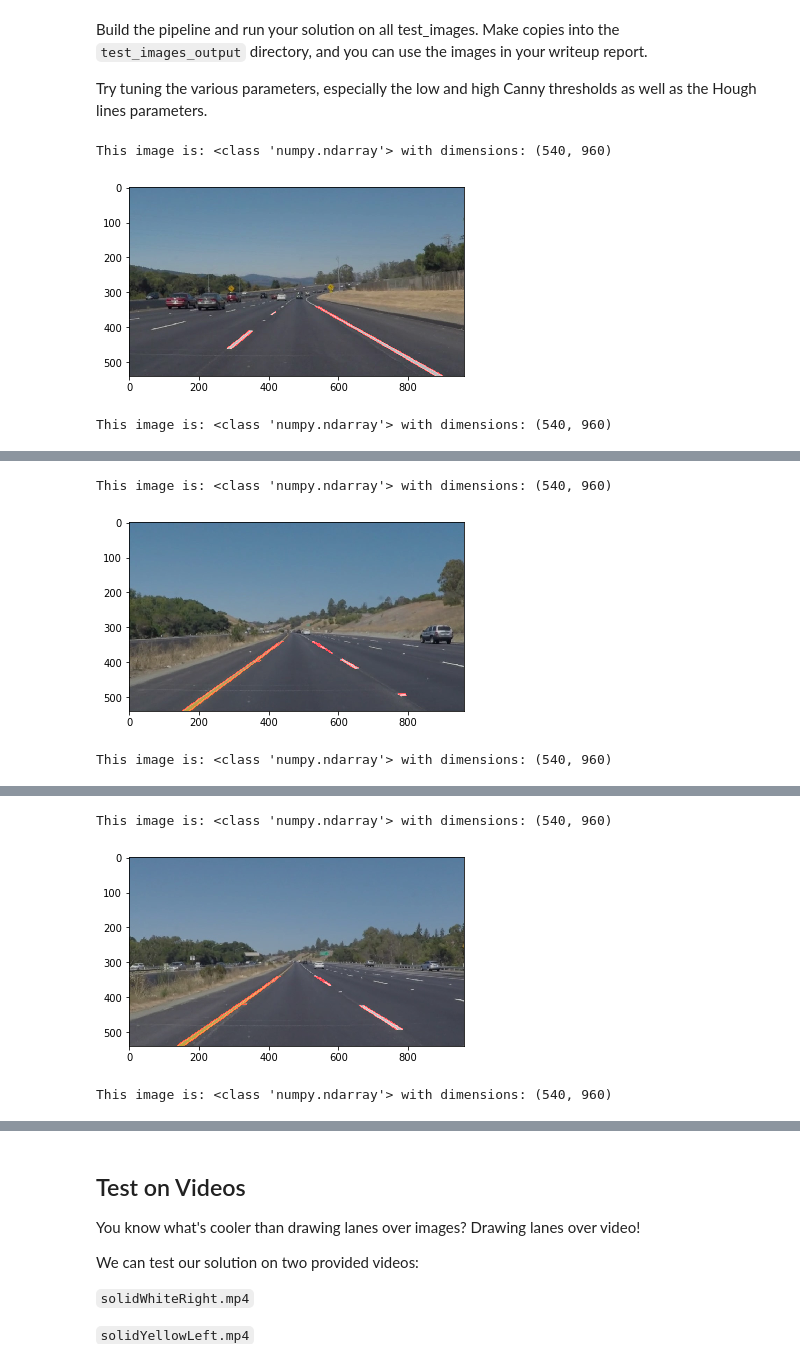
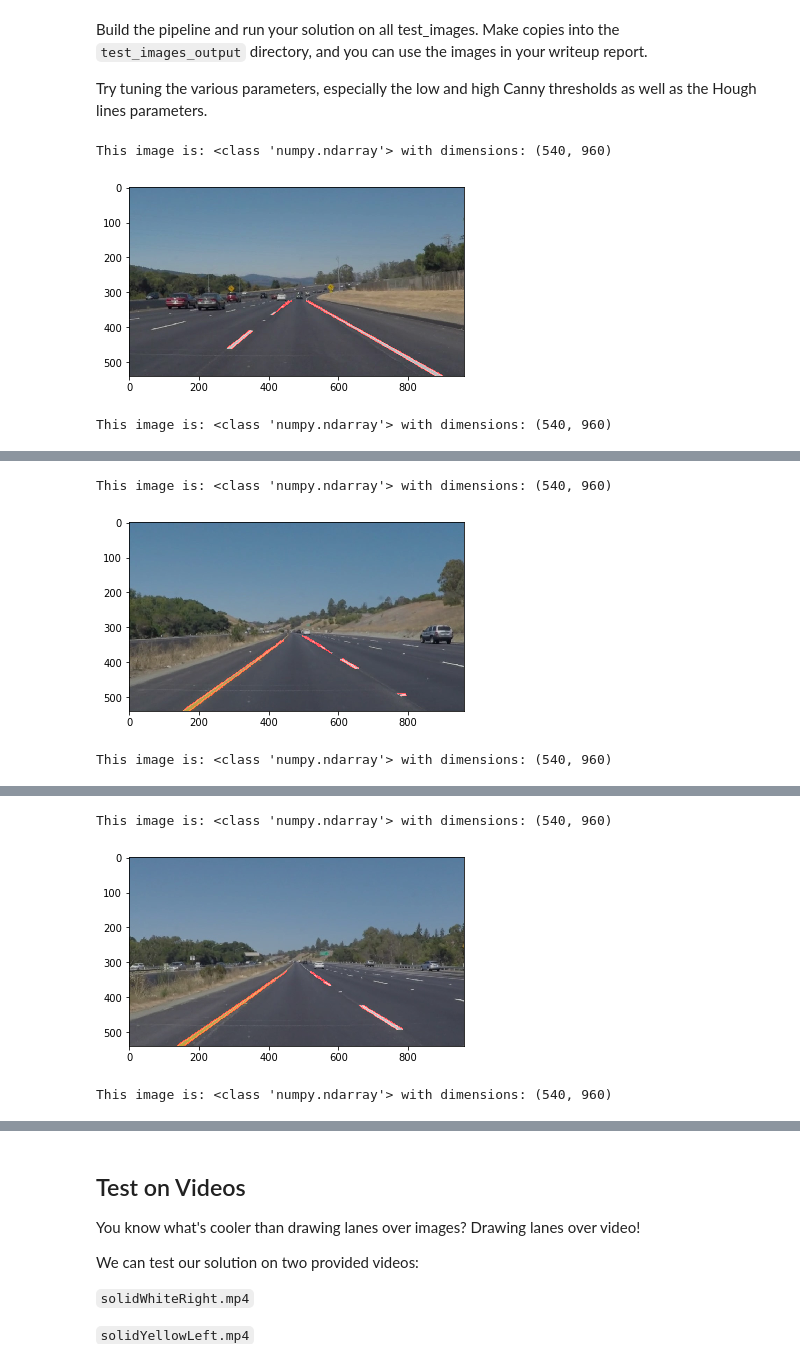
Before and after one commit to MaciejBorkow/CarND-LaneLines-P1, a Jupyter notebook: P1.ipynb, the cells around one changed output, grey strips where cells are left out. Cells and saved outputs as stored; diff of their text form; code cells hidden in the pictures.

Commit message:
file P1, function "line_detection_over_images" - image convertion RGB2BGR

```diff
--- a/P1.ipynb
+++ b/P1.ipynb
@@ -196,54 +196,63 @@ Try tuning the various parameters, especially the low and high Canny thresholds
 # %%
 # TODO: Build your pipeline that will draw lane lines on the test_images
 # then save them to the test_images directory.
 
-def line_detection(images_path, output_directory, detection_type):
+def line_detection(image):
     """
-    Detects lane lines, annotates them as solid/raw lines to input images and saves them in the 'output_directory'.
+    Detects lane lines, annotates them as solid/raw lines to the input image and return it.
     NOTE: Type of annotates lines is determined by 'detection type' argument.
-
-    'images_path' path to directory with images to detect lane lines.
-
-    'output_directory' is a directory where the images with detected lines will be saved.
 
     'detection_type' determined type of annotated lines for detected lane lines:
         'raw' - line segment(raw) line
         'solid' - solid lines (one for left and one for rigth side)
     """
-    image_names_list = os.listdir(images_path)
+    imshape = image.shape
+    # change into gray scale
+    image_gray = grayscale(image)
+    print('This image is:', type(image_gray), 'with dimensions:', image_gray.shape)
+    # bluring of image to better
+    image_gray_blur = gaussian_blur(image_gray, 7)
+    # edge detection by Canny algorithm
+    image_canny = canny(image_gray_blur, 60, 100)
+    # exctract area of interest by masking other pixels
+    vertices = np.array([[(120, 540), (450, 325), (520, 325), (960, 540)]], dtype=np.int32)
+    masked_image = region_of_interest(image_canny, vertices)
+    # find and draw Hough lines in the
+    rho = 1 # distance resolution in pixels of the Hough grid
+    theta = np.pi/180 # angular resolution in radians of the Hough grid
+    threshold = 15     # minimum number of votes (intersections in Hough grid cell)
+    min_line_length = 14 #minimum number of pixels making up a line
+    max_line_gap = 15    # maximum gap in pixels between connectable line segments
+    line_image = hough_lines(
+        masked_image, rho, theta,
+        threshold, min_line_length, max_line_gap
+    )
+    # add original image and imige with detected line
+    image_detected_line = weighted_img(line_image, image)
+    plt.imshow(image_detected_line)
+    plt.show()
+    return image_detected_line
+
+def line_detection_over_images(images_directory, output_directory):
+    """
+    does function "line_detection" over images from input directory and saves new images in entered directory
+
+    'images_path' path to directory with images to detect lane lines.
+
+    'output_directory' is a directory where the images with detected lines will be saved.
+    """
+    images_names_list = os.listdir(images_directory)
     # do loop over all images in  images directory
-    for image_name in image_names_list:
-        image = mpimg.imread(images_path + image_name)
-        imshape = image.shape
-        # change into gray scale
-        image_gray = grayscale(image)
-        print('This image is:', type(image_gray), 'with dimensions:', image_gray.shape)
-        # bluring of image to better
-        image_gray_blur = gaussian_blur(image_gray, 7)
-        # edge detection by Canny algorithm
-        image_canny = canny(image_gray_blur, 60, 100)
-        # exctract area of interest by masking other pixels
-        vertices = np.array([[(120, 540), (420, 340), (550, 340), (960, 540)]], dtype=np.int32)
-        masked_image = region_of_interest(image_canny, vertices)
-        # find and draw Hough lines in the
-        rho = 1 # distance resolution in pixels of the Hough grid
-        theta = np.pi/180 # angular resolution in radians of the Hough grid
-        threshold = 10     # minimum number of votes (intersections in Hough grid cell)
-        min_line_length = 12 #minimum number of pixels making up a line
-        max_line_gap = 15    # maximum gap in pixels between connectable line segments
-        line_image = hough_lines(
-            masked_image, rho, theta,
-            threshold, min_line_length, max_line_gap
-        )
-        # add original image and imige with detected line
-        image_detected_line = weighted_img(line_image, image)
-        plt.imshow(image_detected_line)
-        plt.show()
-        #
+    for image_name in images_names_list:
+        image = mpimg.imread(images_directory + image_name)
+        image_raw_line = line_detection(image)
+        image_raw_line_bgr = cv2.cvtColor(image_raw_line, cv2.COLOR_RGB2BGR)
+        cv2.imwrite(output_directory + "\\raw_" + image_name, image_raw_line_bgr)
+
 images_path = "test_images/"
 output_directory = "test_images_output/"
-line_detection(images_path, output_directory, "raw")
+line_detection_over_images(images_path, output_directory)
 # %% [output]
 This image is: <class 'numpy.ndarray'> with dimensions: (540, 960)
-[figure, old version]
+[figure, new version]
 This image is: <class 'numpy.ndarray'> with dimensions: (540, 960)
```
Also changed, not shown: parts of 1 cell of this notebook.
